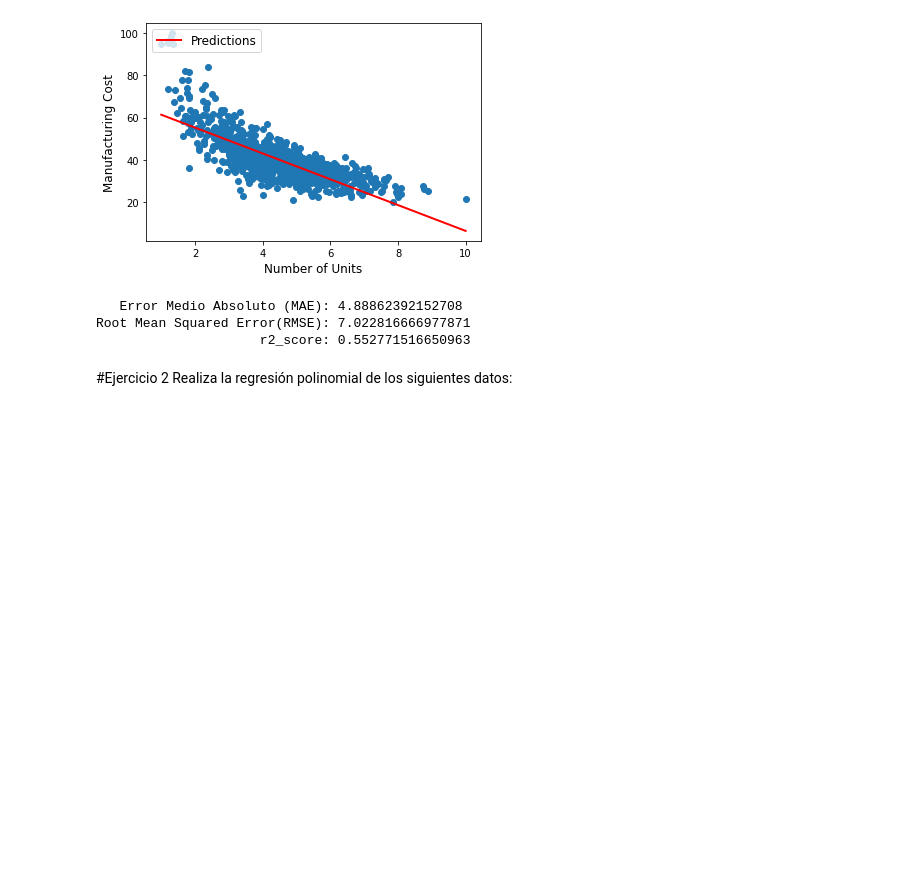
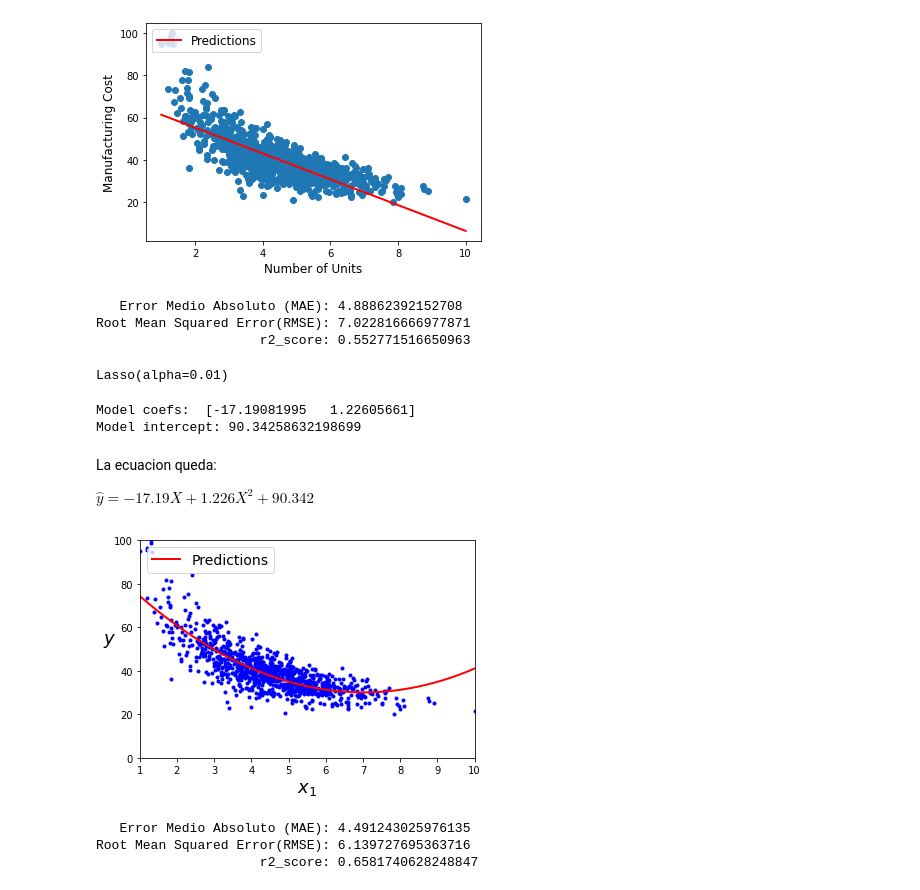
Before and after one commit to PosgradoMNA/actividades-de-aprendizaje-a00351269, a Jupyter notebook: Actividad_Semanal--7.ipynb, the cells around one changed output. Saved outputs shown, nothing was run; the diff lists cells and outputs as text; code cells hidden in the pictures; blank space fills up the shorter version.

```diff
--- a/Actividad_Semanal--7.ipynb
+++ b/Actividad_Semanal--7.ipynb
@@ -549,6 +321,34 @@ print('                     r2_score:',resultados ['Lasso Lineal'][2])
    Error Medio Absoluto (MAE): 4.88862392152708
 Root Mean Squared Error(RMSE): 7.022816666977871
                      r2_score: 0.552771516650963
-# %% [markdown]
-#Ejercicio 2
-Realiza la regresión polinomial de los siguientes datos:
+# %%
+poly_features = PolynomialFeatures(degree=2, include_bias=False)
+X_poly = poly_features.fit_transform(Xtv)
+# %%
+modelo = Lasso(alpha=0.01)
+modelo.fit(X_poly, ytv)
+# %% [output]
+Lasso(alpha=0.01)
+# %%
+print("Model coefs: ", modelo.coef_)
+print("Model intercept:", modelo.intercept_)
+# %% [output]
+Model coefs:  [-17.19081995   1.22605661]
+Model intercept: 90.34258632198699
+# %% [markdown]
+
+La ecuacion queda:
+
+$\hat{y} =  -17.19X +1.226X^2 + 90.342$
+# %%
+X_new=np.linspace(1, 10, 100).reshape(100, 1)
+X_new_poly = poly_features.transform(X_new)
+y_new = modelo.predict(X_new_poly)
+plt.plot(X, y, "b.")
+plt.plot(X_new, y_new, "r-", linewidth=2, label="Predictions")
+plt.xlabel("$x_1$", fontsize=18)
+plt.ylabel("$y$", rotation=0, fontsize=18)
+plt.legend(loc="upper left", fontsize=14)
+plt.axis([1, 10, 0, 100]);
+# %% [output]
+[figure, added]
@@ -554,0 +360,8 @@ Realiza la regresión polinomial de los siguientes datos:
+# %%
+print('   Error Medio Absoluto (MAE):', resultados['Lasso polinomial'][0])
+print('Root Mean Squared Error(RMSE):', resultados['Lasso polinomial'][1])
+print('                     r2_score:',resultados ['Lasso polinomial'][2])
+# %% [output]
+   Error Medio Absoluto (MAE): 4.491243025976135
+Root Mean Squared Error(RMSE): 6.139727695363716
+                     r2_score: 0.6581740628248847
```
Also changed, not shown: parts of 104 cells of this notebook.
